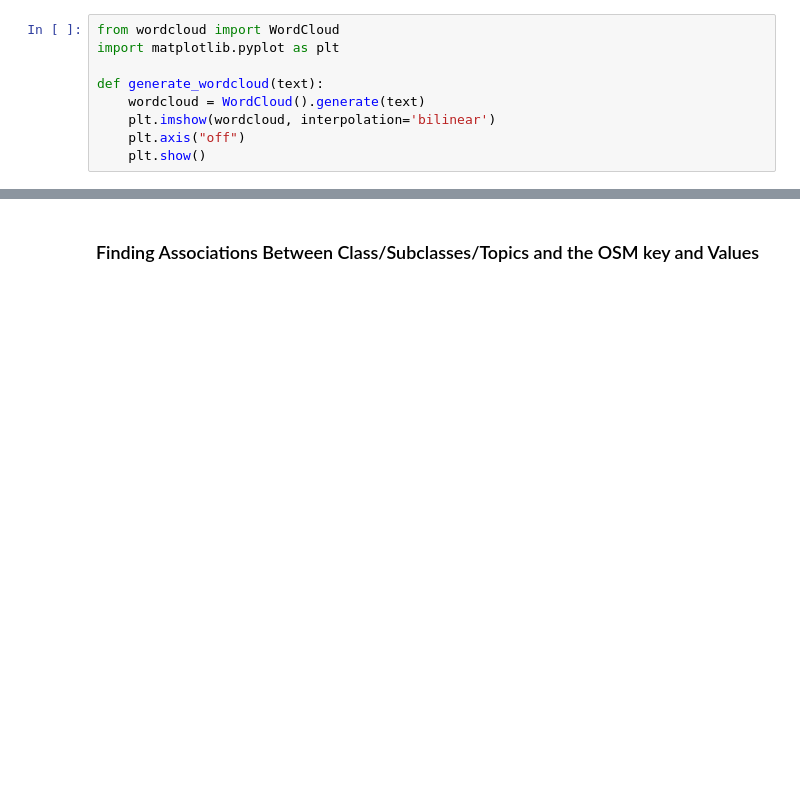
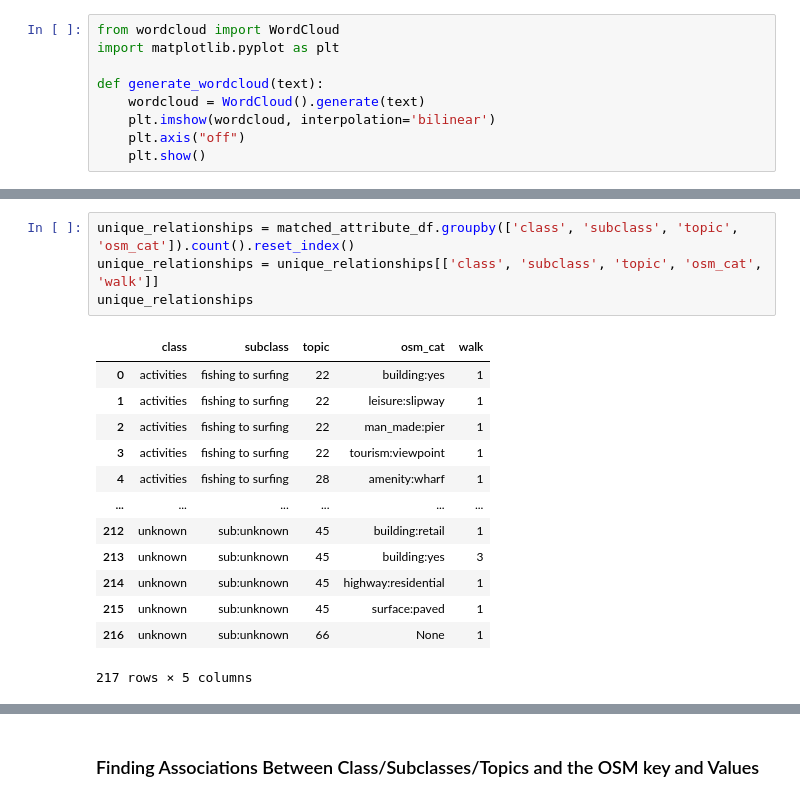
Before and after one commit to hamzeiehsan/leisure-walking-analysis, a Jupyter notebook: 2. annotation analysis.ipynb, the cells around one changed output, grey strips where cells are left out. Cells and saved outputs as stored; diff of their text form; blank space fills up the shorter version.

```diff
--- a/2. annotation analysis.ipynb
+++ b/2. annotation analysis.ipynb
@@ -855,0 +814,18 @@ matched_attribute_df.head()
+# %%
+unique_relationships = matched_attribute_df.groupby(['class', 'subclass', 'topic', 'osm_cat']).count().reset_index()
+unique_relationships = unique_relationships[['class', 'subclass', 'topic', 'osm_cat', 'walk']]
+unique_relationships
+# %% [output]
+|  | class | subclass | topic | osm_cat | walk |
+| 0 | activities | fishing to surfing | 22 | building:yes | 1 |
+| 1 | activities | fishing to surfing | 22 | leisure:slipway | 1 |
+| 2 | activities | fishing to surfing | 22 | man_made:pier | 1 |
+| 3 | activities | fishing to surfing | 22 | tourism:viewpoint | 1 |
+| 4 | activities | fishing to surfing | 28 | amenity:wharf | 1 |
+| ... | ... | ... | ... | ... | ... |
+| 212 | unknown | sub:unknown | 45 | building:retail | 1 |
+| 213 | unknown | sub:unknown | 45 | building:yes | 3 |
+| 214 | unknown | sub:unknown | 45 | highway:residential | 1 |
+| 215 | unknown | sub:unknown | 45 | surface:paved | 1 |
+| 216 | unknown | sub:unknown | 66 | None | 1 |
+217 rows × 5 columns
```
Also changed, not shown: parts of 15 cells of this notebook, 1 other file.
